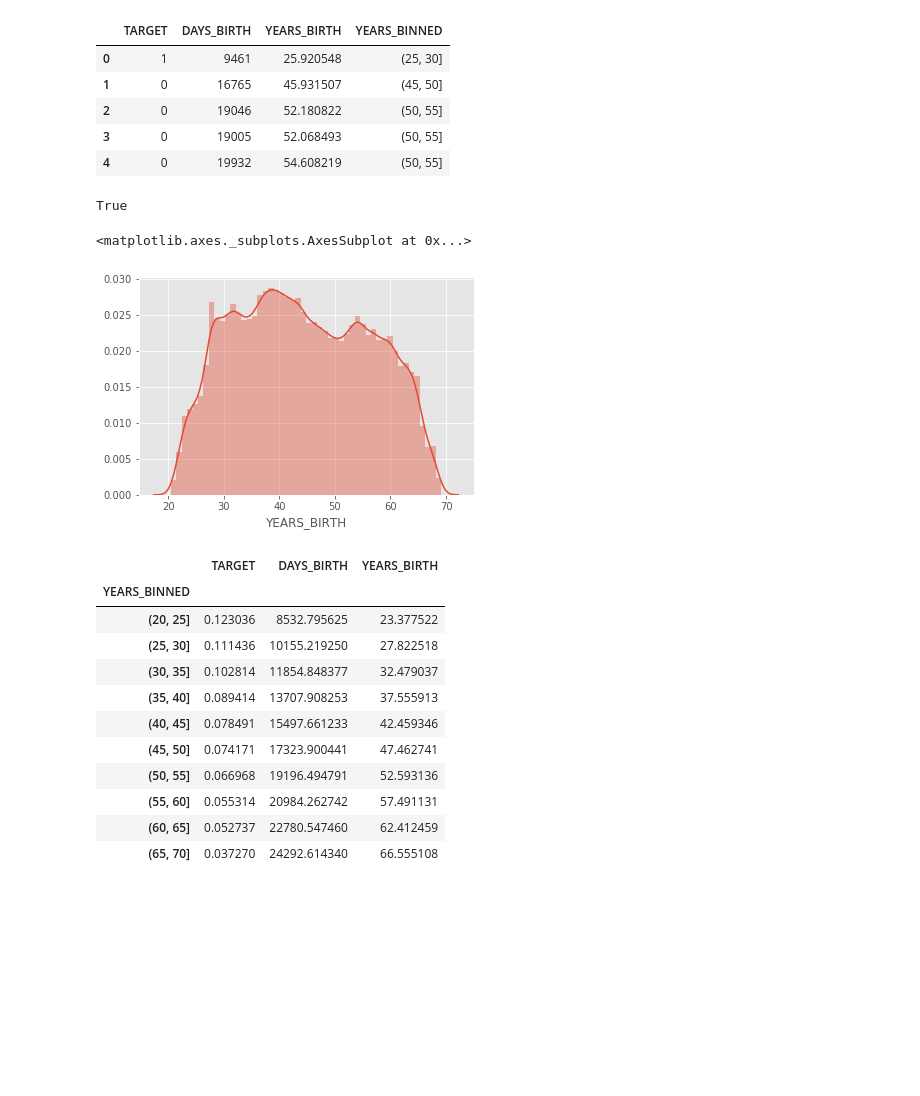
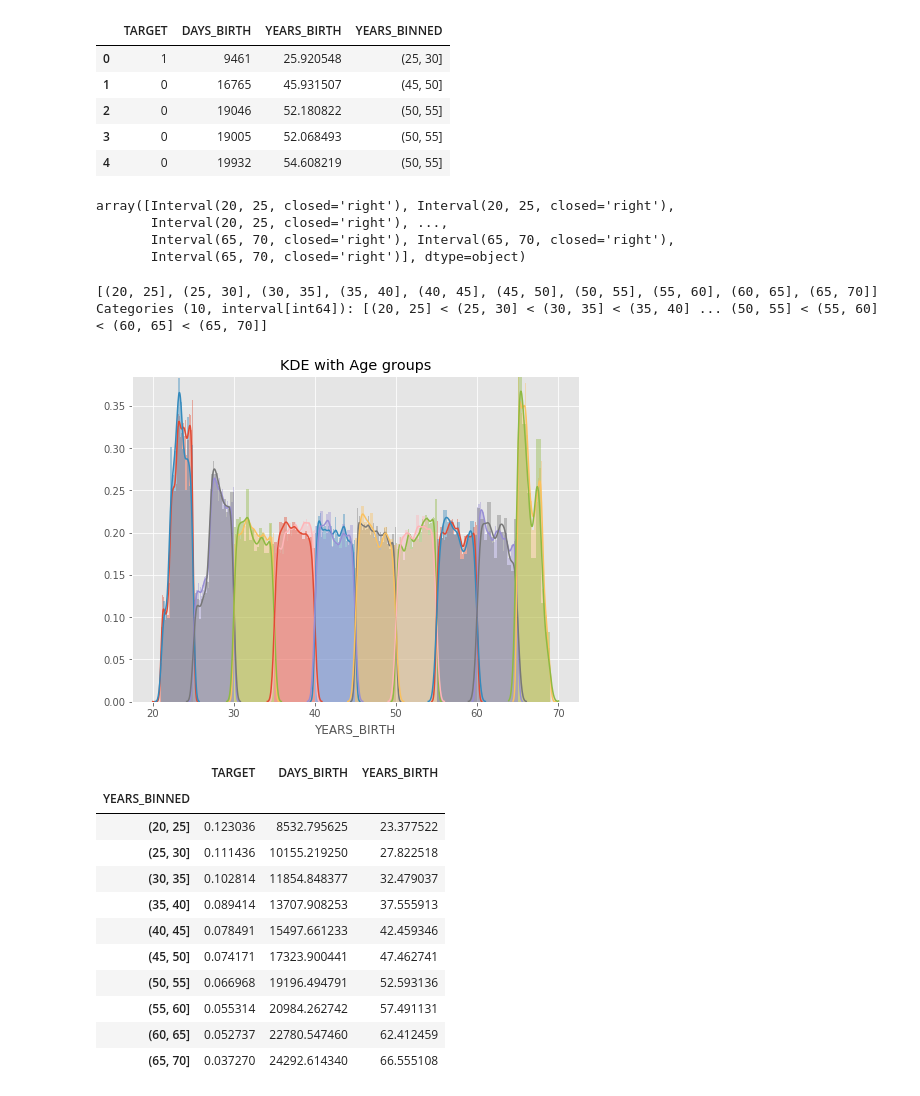
Before and after one commit to angelsaying8642/1st-DL-CVMarathon, a Jupyter notebook: Day_016_HW.ipynb, the cells around one changed output. Drawn from its saved outputs; the diff is of its cells as text; code cells hidden in the pictures; blank space fills up the shorter version.

```diff
--- a/Day_016_HW.ipynb
+++ b/Day_016_HW.ipynb
@@ -79,33 +79,38 @@ Name: YEARS_BINNED, dtype: int64
 | 2 | 0 | 19046 | 52.180822 | (50, 55] |
 | 3 | 0 | 19005 | 52.068493 | (50, 55] |
 | 4 | 0 | 19932 | 54.608219 | (50, 55] |
+# %%
+np.sort(age_data['YEARS_BINNED'])
+# %% [output]
+array([Interval(20, 25, closed='right'), Interval(20, 25, closed='right'),
+       Interval(20, 25, closed='right'), ...,
+       Interval(65, 70, closed='right'), Interval(65, 70, closed='right'),
+       Interval(65, 70, closed='right')], dtype=object)
 # %%
 # 試試分組
-year_group_sorted = age_data['YEARS_BINNED'].sort_values()
-age_data['YEARS_BINNED'][1] == year_group_sorted[1]
+year_group_sorted = age_data['YEARS_BINNED'].sort_values().unique() # 第一次做忘記去除重複值
+year_group_sorted
 # %% [output]
-True
+[(20, 25], (25, 30], (30, 35], (35, 40], (40, 45], (45, 50], (50, 55], (55, 60], (60, 65], (65, 70]]
+Categories (10, interval[int64]): [(20, 25] < (25, 30] < (30, 35] < (35, 40] ... (50, 55] < (55, 60] < (60, 65] < (65, 70]]
-# %%
-sns.distplot(age_data.loc[(age_data['YEARS_BINNED'][1] == year_group_sorted[1]) & (age_data['TARGET'] == 0), 'YEARS_BIRTH'], label = str(year_group_sorted[1]))
-# %% [output]
-<matplotlib.axes._subplots.AxesSubplot at 0x...>
-[figure, removed]
 # %%
 # 繪圖前先排序 / 分組
 """
 Your Code Here
 """
-year_group_sorted = age_data['YEARS_BINNED'].sort_values()
+year_group_sorted = age_data['YEARS_BINNED'].sort_values().unique()
 
 plt.figure(figsize=(8,6))
 for i in range(len(year_group_sorted)):
     sns.distplot(age_data.loc[(age_data['YEARS_BINNED'] == year_group_sorted[i]) & \
                               (age_data['TARGET'] == 0), 'YEARS_BIRTH'], label = str(year_group_sorted[i]))
 
     sns.distplot(age_data.loc[(age_data['YEARS_BINNED'] == year_group_sorted[i]) & \
                               (age_data['TARGET'] == 1), 'YEARS_BIRTH'], label = str(year_group_sorted[i]))
 plt.title('KDE with Age groups')
 plt.show()
+# %% [output]
+[figure, added]
 # %%
 # 計算每個年齡區間的 Target、DAYS_BIRTH與 YEARS_BIRTH 的平均值
 age_groups  = age_data.groupby('YEARS_BINNED').mean()
```
Also changed, not shown: parts of 1 cell of this notebook.
